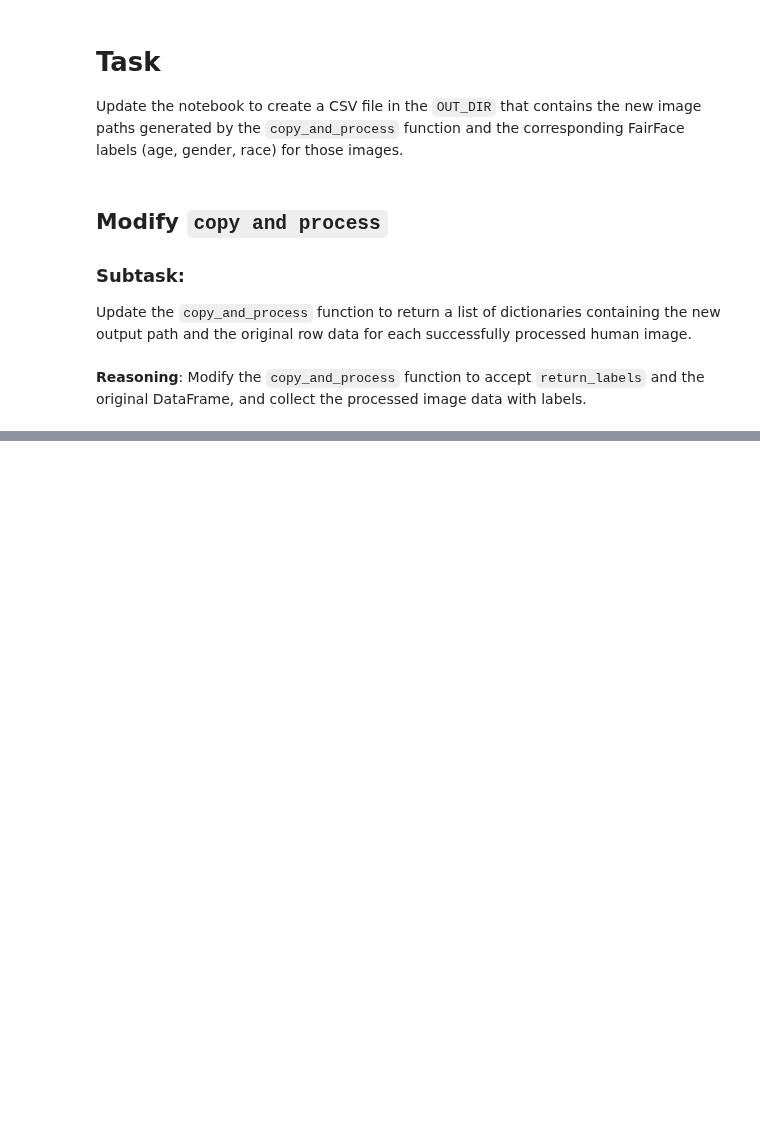
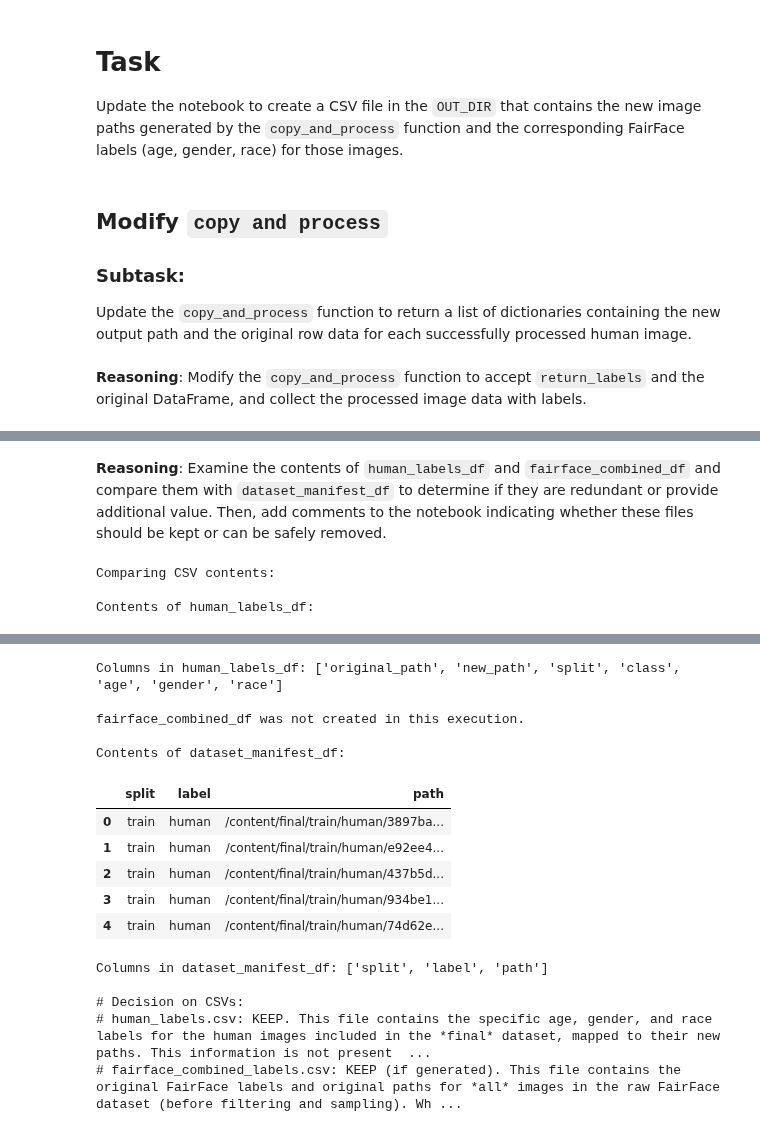
Before and after one commit to lobral2728/ucb_ml_capstone, a Jupyter notebook: LoadDataset.ipynb, the cells around one changed output, grey strips where cells are left out. Saved outputs shown, nothing was run; the diff lists cells and outputs as text; code cells hidden in the pictures; blank space fills up the shorter version.

```diff
--- a/LoadDataset.ipynb
+++ b/LoadDataset.ipynb
@@ -1398,0 +1491,5 @@ Modify the `copy_and_process` function to accept `return_labels` and the origina
+# %%
+all_processed_data = []
+all_processed_data.extend(processed_human_data)
+all_processed_data.extend(processed_avatar_data)
+all_processed_data.extend(processed_animal_data)
@@ -1398,0 +1504,2 @@ Modify the `copy_and_process` function to accept `return_labels` and the origina
+# %%
+dataset_manifest_df = pd.DataFrame(all_processed_data)
@@ -1398,0 +1514,3 @@ Modify the `copy_and_process` function to accept `return_labels` and the origina
+# %%
+dataset_manifest_df = dataset_manifest_df.rename(columns={'new_path': 'path', 'class': 'label'})
+dataset_manifest_df = dataset_manifest_df[['split', 'label', 'path']]
@@ -1398,0 +1536,49 @@ Modify the `copy_and_process` function to accept `return_labels` and the origina
+# %% [markdown]
+**Reasoning**:
+Examine the contents of `human_labels_df` and `fairface_combined_df` and compare them with `dataset_manifest_df` to determine if they are redundant or provide additional value. Then, add comments to the notebook indicating whether these files should be kept or can be safely removed.
+# %%
+print("\nComparing CSV contents:")
+
+print("\nContents of human_labels_df:")
+display(human_labels_df.head())
+print("\nColumns in human_labels_df:", human_labels_df.columns.tolist())
+
+# Check if fairface_combined_df exists before displaying
+if 'fairface_combined_df' in locals():
+    print("\nContents of fairface_combined_df:")
+    display(fairface_combined_df.head())
+    print("\nColumns in fairface_combined_df:", fairface_combined_df.columns.tolist())
+else:
+    print("\nfairface_combined_df was not created in this execution.")
+
+
+print("\nContents of dataset_manifest_df:")
+display(dataset_manifest_df.head())
+print("\nColumns in dataset_manifest_df:", dataset_manifest_df.columns.tolist())
+
+# Determine if human_labels_df is needed
+# human_labels_df contains original_path, new_path, split, class, age, gender, race
+# dataset_manifest_df contains split, label, path (which is new_path)
+# human_labels_df contains the specific FairFace demographic labels (age, gender, race)
+# which are not in dataset_manifest_df. These labels are valuable for traceability
+# and potential future analysis related to the human subset.
+# Therefore, human_labels_df provides additional value.
+
+# Determine if fairface_combined_df is needed
+# fairface_combined_df contains file, age, gender, race, service_test, path (which is original_path)
+# dataset_manifest_df contains split, label, path (which is new_path)
+# fairface_combined_df contains the original FairFace labels and original paths for *all* raw FairFace images,
+# not just the ones included in the final dataset. It also includes the 'service_test' column.
+# This provides traceability back to the original FairFace dataset and its full contents.
+# It seems fairface_combined_df was generated in a commented-out cell. Let's assume it was intended.
+# It provides the link between original FairFace filenames/paths and their full labels.
+# While not strictly necessary for the final ImageFolder, it is useful for full traceability.
+# Given the original goal of creating a manifest for traceability, fairface_combined_df is useful.
+
+print("\n# Decision on CSVs:")
+print("# human_labels.csv: KEEP. This file contains the specific age, gender, and race labels for the human images included in the *final* dataset, mapped to their new paths. This information is not present in the main dataset_manifest.csv and is valuable for traceability and potential demographic analysis of the used human subset.")
+print("# fairface_combined_labels.csv: KEEP (if generated). This file contains the original FairFace labels and original paths for *all* images in the raw FairFace dataset (before filtering and sampling). While not directly linked to the new paths in the final dataset_manifest.csv, it serves as a manifest of the source FairFace data used, which is useful for full traceability and understanding the original data distribution.")
+# %% [output]
+Comparing CSV contents:
+
+Contents of human_labels_df:
@@ -1398,0 +1591,16 @@ Modify the `copy_and_process` function to accept `return_labels` and the origina
+Columns in human_labels_df: ['original_path', 'new_path', 'split', 'class', 'age', 'gender', 'race']
+
+fairface_combined_df was not created in this execution.
+
+Contents of dataset_manifest_df:
+|  | split | label | path |
+| 0 | train | human | /content/final/train/human/3897ba... |
+| 1 | train | human | /content/final/train/human/e92ee4... |
+| 2 | train | human | /content/final/train/human/437b5d... |
+| 3 | train | human | /content/final/train/human/934be1... |
+| 4 | train | human | /content/final/train/human/74d62e... |
+Columns in dataset_manifest_df: ['split', 'label', 'path']
+
+# Decision on CSVs:
+# human_labels.csv: KEEP. This file contains the specific age, gender, and race labels for the human images included in the *final* dataset, mapped to their new paths. This information is not present  ...
+# fairface_combined_labels.csv: KEEP (if generated). This file contains the original FairFace labels and original paths for *all* images in the raw FairFace dataset (before filtering and sampling). Wh ...
```
Also changed, not shown: parts of 28 cells of this notebook.
